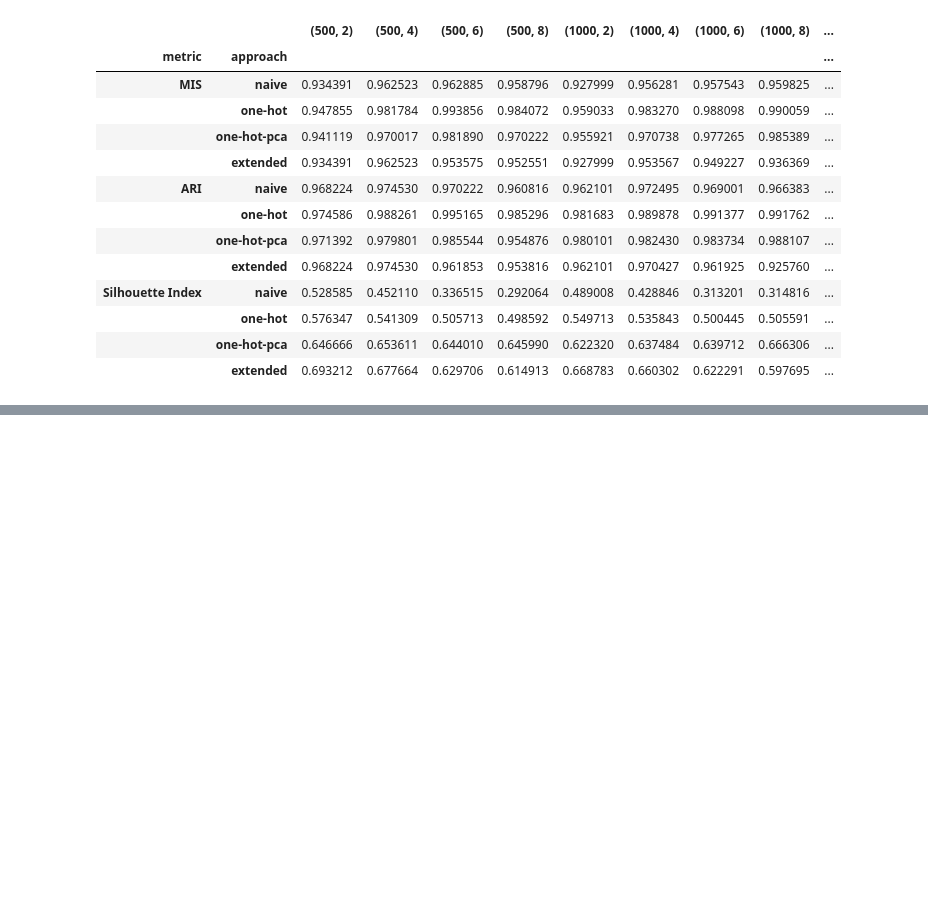
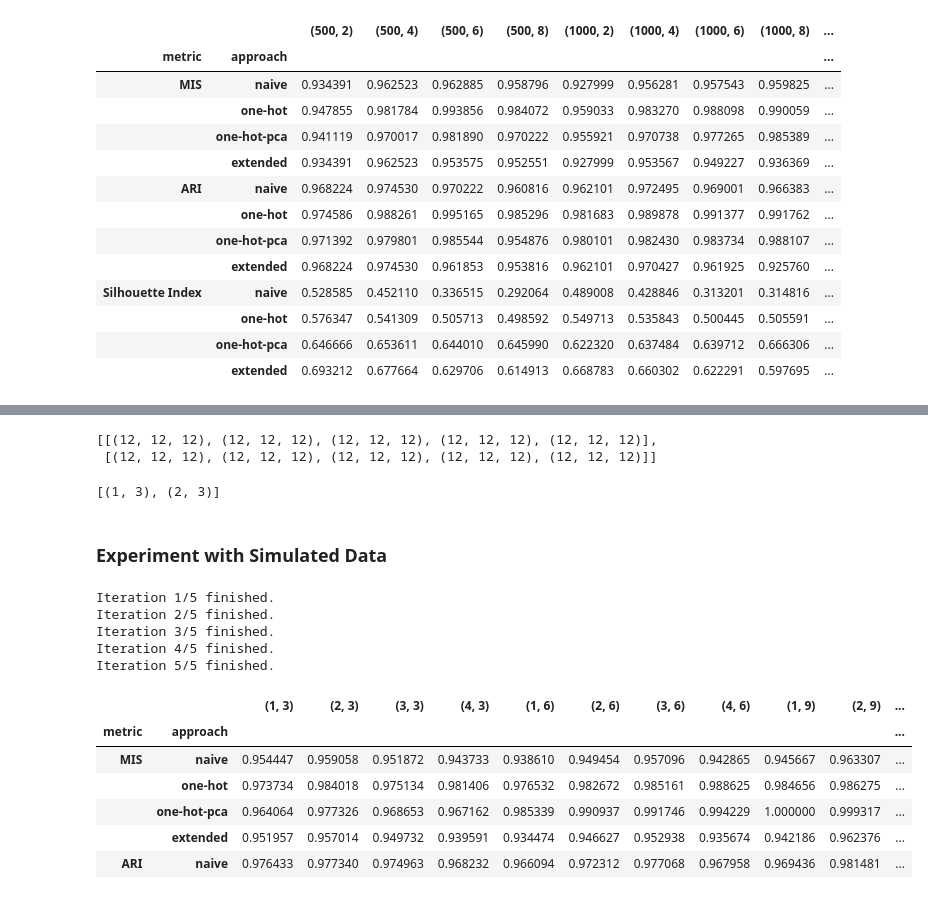
Before and after one commit to ManuelConcepcion/extended_kprototypes, a Jupyter notebook: extended_benchmark/benchmarking.ipynb, the cells around one changed output, grey strips where cells are left out. Drawn from its saved outputs; the diff is of its cells as text; code cells hidden in the pictures; blank space fills up the shorter version.

```diff
--- a/extended_benchmark/benchmarking.ipynb
+++ b/extended_benchmark/benchmarking.ipynb
@@ -1154,0 +1629,72 @@ res
+# %%
+exp_intersection, exp_mval_card, exp_card_base = grid_test_across_card_and_intersection(card_list=card_list,
+                                                                         intersection_list=intersection_list,
+                                                                         n_clusters=n_clusters,
+                                                                         n_multival_features=n_multival_features)
+
+exp_mval_card[-2:]
+# %% [output]
+[[(12, 12, 12), (12, 12, 12), (12, 12, 12), (12, 12, 12), (12, 12, 12)],
+ [(12, 12, 12), (12, 12, 12), (12, 12, 12), (12, 12, 12), (12, 12, 12)]]
+# %%
+setting_combinations = [(exp_intersection[i], exp_card_base[i]) for i in range(len(exp_intersection))]
+
+setting_combinations[:2]
+# %% [output]
+[(1, 3), (2, 3)]
+# %% [markdown]
+### Experiment with Simulated Data
+# %%
+iterations = 5
+
+exp_raw_results = []
+exp_processed_results = []
+
+for n_iter in range(iterations):
+    experiment_state = randint(0, 1000)
+    random_states = [randint(0, 1000) for _ in range(len(setting_combinations))]
+
+    exp = Experiment(
+        benchmarking_config=base_config,
+        approaches=('naive', 'one-hot', 'one-hot-pca', 'extended'),
+        random_state=experiment_state)
+
+    result_list = exp.experiment_across_values(
+        base_config=base_config,
+        random_states=random_states,
+        multival_vocab_lens=exp_mval_card,
+        multival_intersections=exp_card_base)
+
+    exp_results = organise_results_for_one_variable(
+        result_list=result_list,
+        variable_vals=[str(comb) for comb in setting_combinations],
+        targets=['MIS', 'ARI', 'Silhouette Index']
+        )
+
+    exp_raw_results.append(result_list)
+    exp_processed_results.append(exp_results)
+
+    print(f"Iteration {n_iter+1}/{iterations} finished.")
+# %% [output]
+Iteration 1/5 finished.
+Iteration 2/5 finished.
+Iteration 3/5 finished.
+Iteration 4/5 finished.
+Iteration 5/5 finished.
+# %%
+sum_of_values = exp_processed_results[0].values
+
+for i in range(1, iterations):
+    sum_of_values = sum_of_values + exp_processed_results[i]
+
+res = sum_of_values/iterations
+
+res.head()
+# %% [output]
+|  |  | (1, 3) | (2, 3) | (3, 3) | (4, 3) | (1, 6) | (2, 6) | (3, 6) | (4, 6) | (1, 9) | (2, 9) | ... |
+| metric | approach |  |  |  |  |  |  |  |  |  |  | ... |
+| MIS | naive | 0.954447 | 0.959058 | 0.951872 | 0.943733 | 0.938610 | 0.949454 | 0.957096 | 0.942865 | 0.945667 | 0.963307 | ... |
+|  | one-hot | 0.973734 | 0.984018 | 0.975134 | 0.981406 | 0.976532 | 0.982672 | 0.985161 | 0.988625 | 0.984656 | 0.986275 | ... |
+|  | one-hot-pca | 0.964064 | 0.977326 | 0.968653 | 0.967162 | 0.985339 | 0.990937 | 0.991746 | 0.994229 | 1.000000 | 0.999317 | ... |
+|  | extended | 0.951957 | 0.957014 | 0.949732 | 0.939591 | 0.934474 | 0.946627 | 0.952938 | 0.935674 | 0.942186 | 0.962376 | ... |
+| ARI | naive | 0.976433 | 0.977340 | 0.974963 | 0.968232 | 0.966094 | 0.972312 | 0.977068 | 0.967958 | 0.969436 | 0.981481 | ... |
```
Also changed, not shown: parts of 52 cells of this notebook, 1 other file.
